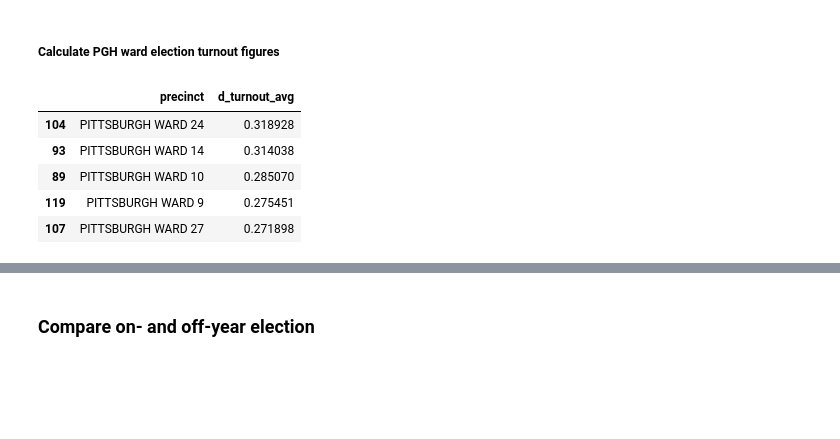
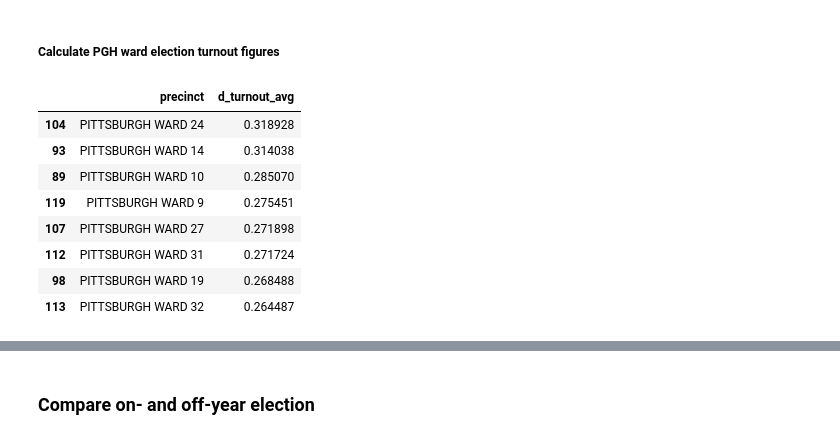
Before and after one commit to maclover7/execvoters, a Jupyter notebook: voters.ipynb, the cells around one changed output, grey strips where cells are left out. Cells and saved outputs as stored; diff of their text form; code cells hidden in the pictures; blank space fills up the shorter version.

Commit message:
Show highest/lowest Dem turnout PGH wards

```diff
--- a/voters.ipynb
+++ b/voters.ipynb
@@ -360,13 +360,16 @@ primaries['d_turnout_avg'] = primaries[[
 # %%
 primaries[
     primaries.precinct.str.startswith('PITTSBURGH')
 ].sort_values(by='d_turnout_avg', ascending=False)[[
     'precinct', 'd_turnout_avg'
-]].head(5)
+]].head(8)
 # %% [output]
 |  | precinct | d_turnout_avg |
 | 104 | PITTSBURGH WARD 24 | 0.318928 |
 | 93 | PITTSBURGH WARD 14 | 0.314038 |
 | 89 | PITTSBURGH WARD 10 | 0.285070 |
 | 119 | PITTSBURGH WARD 9 | 0.275451 |
 | 107 | PITTSBURGH WARD 27 | 0.271898 |
+| 112 | PITTSBURGH WARD 31 | 0.271724 |
+| 98 | PITTSBURGH WARD 19 | 0.268488 |
+| 113 | PITTSBURGH WARD 32 | 0.264487 |
```
Also changed, not shown: parts of 1 cell of this notebook.
